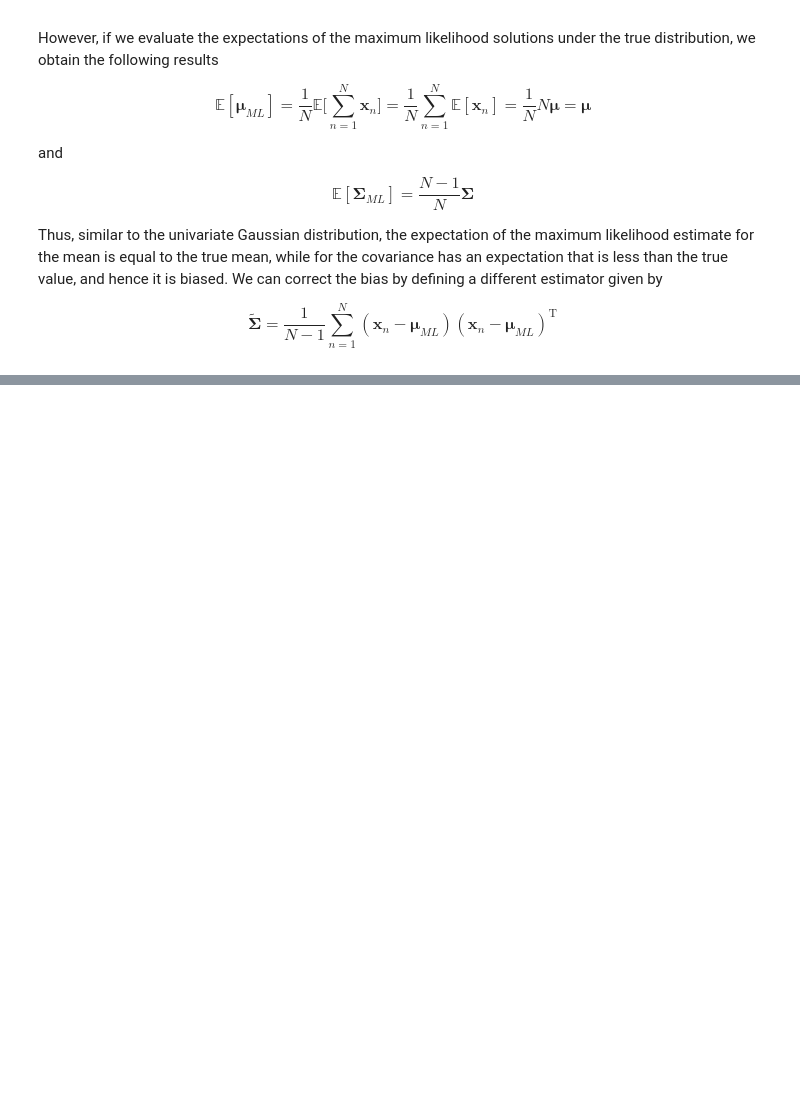
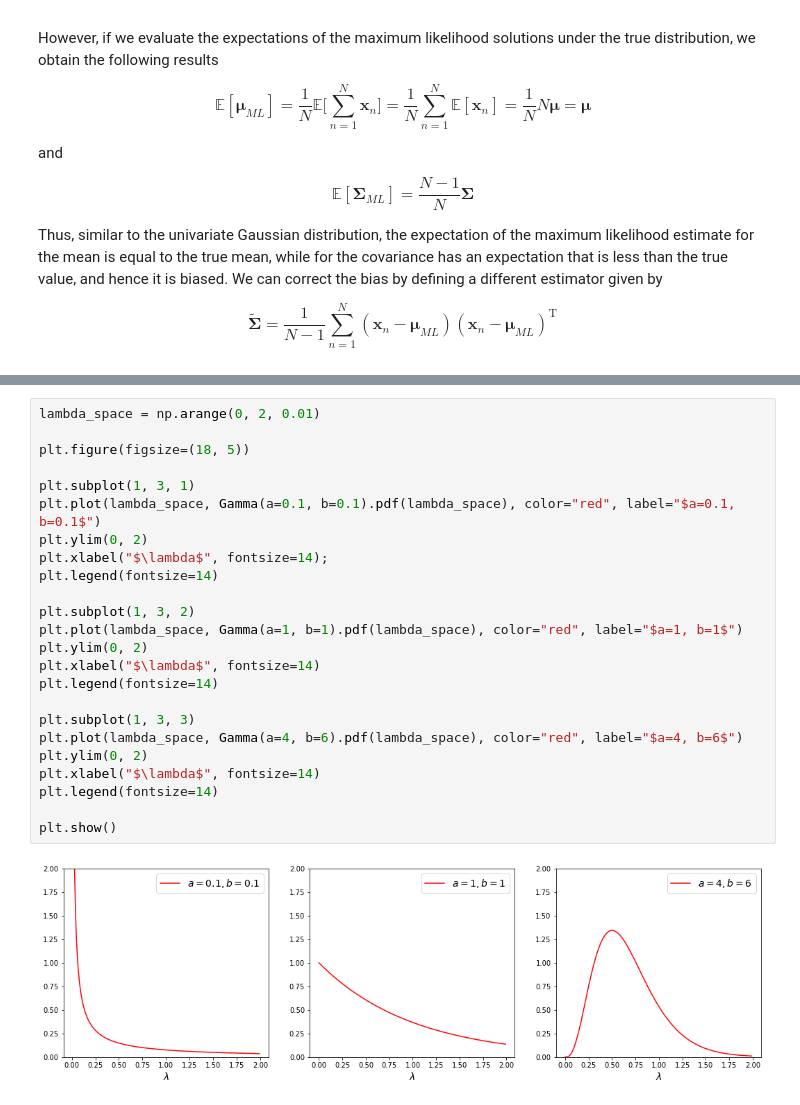
Before and after one commit to vagmcs/PRML, a Jupyter notebook: notebooks/ch2_probability_distributions.ipynb, the cells around one changed output, grey strips where cells are left out. Saved outputs shown, nothing was run; the diff lists cells and outputs as text; blank space fills up the shorter version.

```diff
--- a/notebooks/ch2_probability_distributions.ipynb
+++ b/notebooks/ch2_probability_distributions.ipynb
@@ -946,0 +1081,26 @@ plt.show()
+# %%
+lambda_space = np.arange(0, 2, 0.01)
+
+plt.figure(figsize=(18, 5))
+
+plt.subplot(1, 3, 1)
+plt.plot(lambda_space, Gamma(a=0.1, b=0.1).pdf(lambda_space), color="red", label="$a=0.1, b=0.1$")
+plt.ylim(0, 2)
+plt.xlabel("$\lambda$", fontsize=14);
+plt.legend(fontsize=14)
+
+plt.subplot(1, 3, 2)
+plt.plot(lambda_space, Gamma(a=1, b=1).pdf(lambda_space), color="red", label="$a=1, b=1$")
+plt.ylim(0, 2)
+plt.xlabel("$\lambda$", fontsize=14)
+plt.legend(fontsize=14)
+
+plt.subplot(1, 3, 3)
+plt.plot(lambda_space, Gamma(a=4, b=6).pdf(lambda_space), color="red", label="$a=4, b=6$")
+plt.ylim(0, 2)
+plt.xlabel("$\lambda$", fontsize=14)
+plt.legend(fontsize=14)
+
+plt.show()
+# %% [output]
+[figure, added]
```
Also changed, not shown: parts of 17 cells of this notebook, 2 other files.
